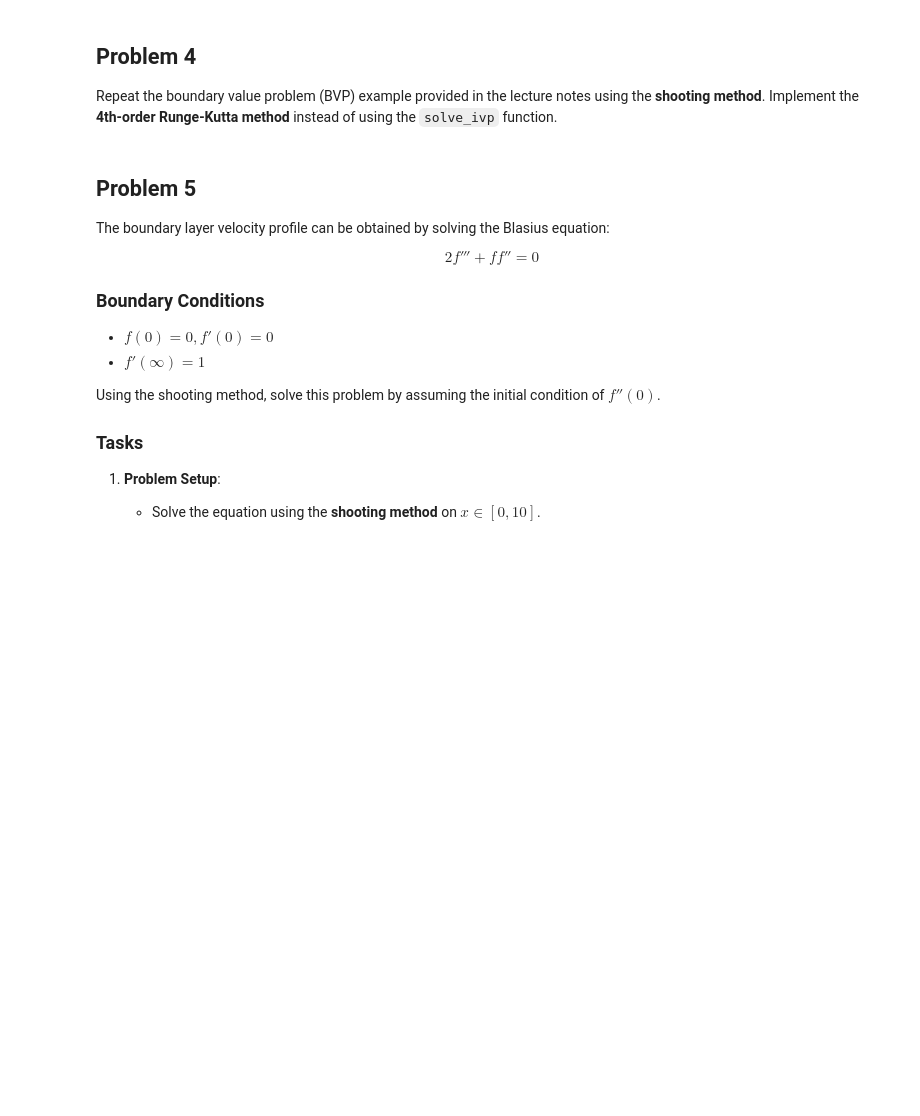
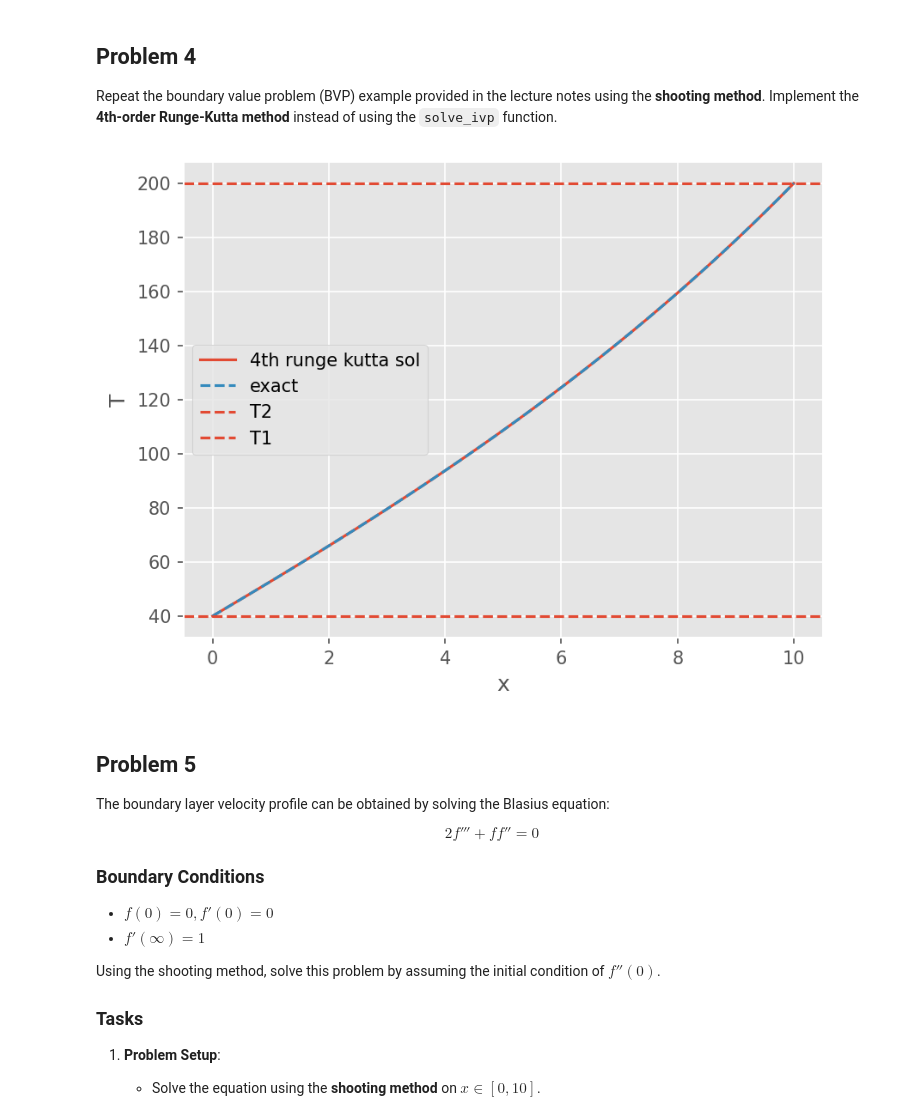
Before and after one commit to Donghoon-Y/inha, a Jupyter notebook: summer study/Assignment_07_IVP_BVP.ipynb, the cells around one changed output. Cells and saved outputs as stored; diff of their text form; code cells hidden in the pictures; blank space fills up the shorter version.

```diff
--- a/summer study/Assignment_07_IVP_BVP.ipynb
+++ b/summer study/Assignment_07_IVP_BVP.ipynb
@@ -298,17 +431,41 @@ Repeat the boundary value problem (BVP) example provided in the lecture notes us
 # %%
 from scipy.optimize import root_scalar
 
 
 # Constants
 Ta, T1, T2 = 20, 40, 200
 h = 0.01
 
 # derivative function
 def dydx(t, y):
     # y[0], y[1] : T and z
     return np.array([y[1], h*(y[0] - Ta)])
 
 # YOUR CODE HERE
+def obj(z) :
+    r4t, r4y = runge_kutta4(dydx, (0,10), y0=[T1, z], h = 0.01)
+    return r4y[0][-1] - T2
+
+root = root_scalar(obj, bracket=[0, 20])
+z0_correct = root.root
+t, y = runge_kutta4(dydx, (0,10), y0 = [T1, z0_correct], h = 0.01)
+
+def exact(x):
+    return 73.4523*np.exp(0.1*x) - 53.4523*np.exp(-0.1*x) + 20
+
+x = np.linspace(0, 10, 101)
+
+plt.plot(t, y[0], label = '4th runge kutta sol')
+plt.plot(x, exact(x), linestyle = '--', label = 'exact')
+plt.axhline(200, label = 'T2', linestyle ='--')
+plt.axhline(40, label = 'T1', linestyle = '--')
+plt.legend()
+plt.xlabel('x')
+plt.ylabel('T')
+plt.grid(True)
+plt.show()
+# %% [output]
+[figure, added]
 # %%
 # Check your solution
 assert y[1, 1000] - 21.932798 < 1e-6
```
Also changed, not shown: parts of 12 cells of this notebook, 1 other file.
